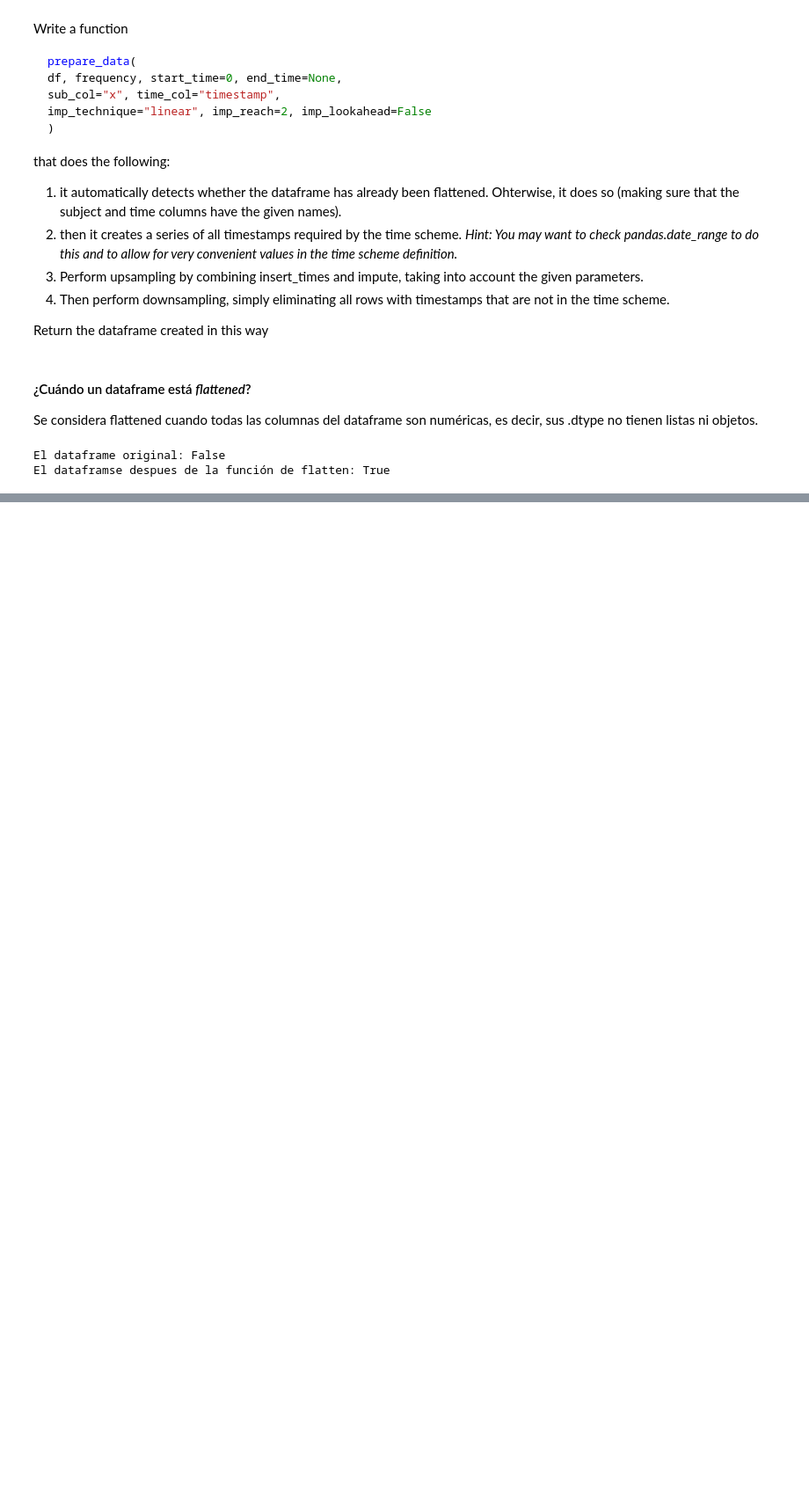
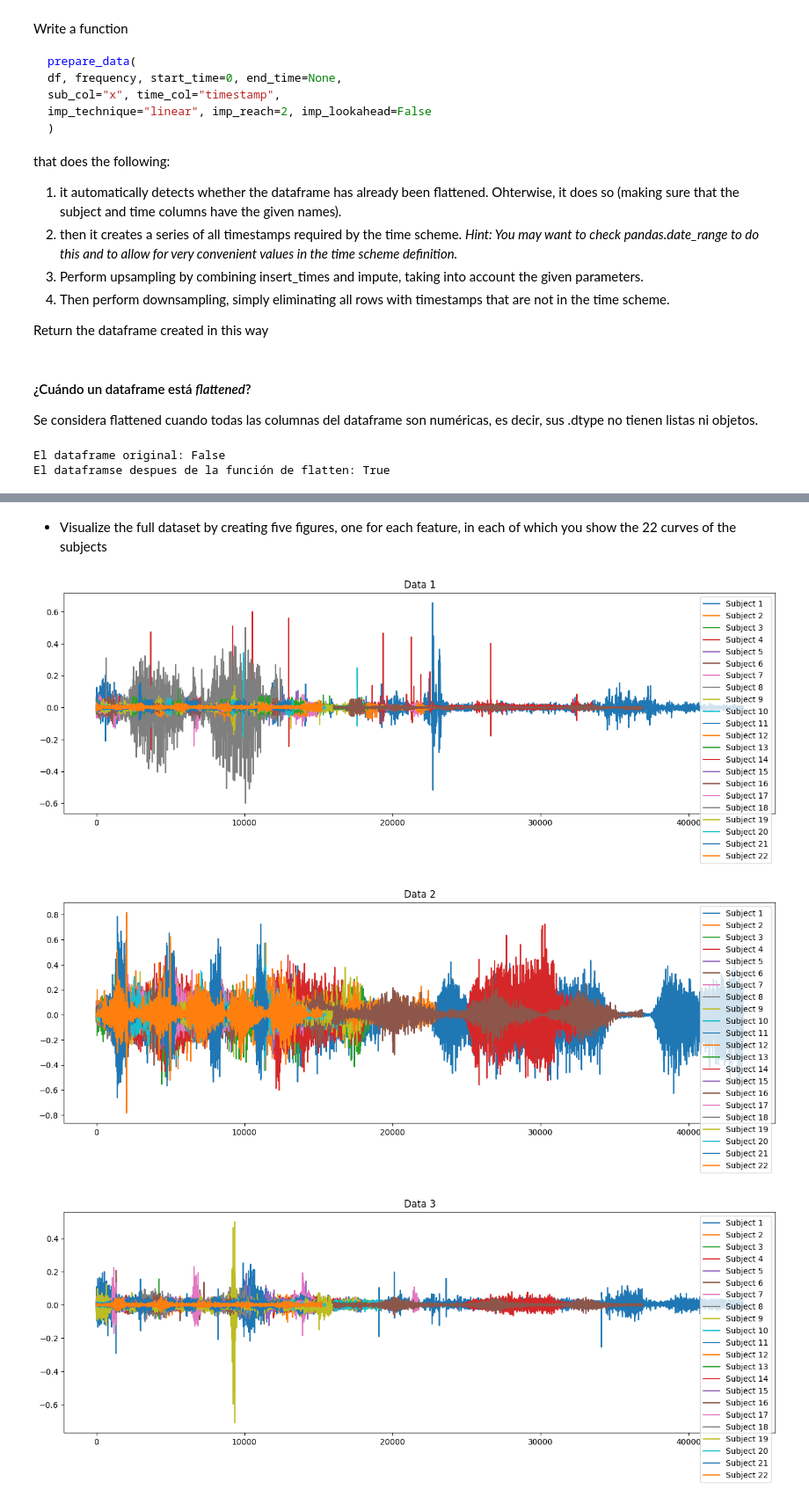
Before and after one commit to RegalParasite/TimeSesires-Sheets, a Jupyter notebook: Sheet-1.ipynb, the cells around one changed output, grey strips where cells are left out. Shown at 88% size. Drawn from its saved outputs; the diff is of its cells as text; code cells hidden in the pictures; blank space fills up the shorter version.

```diff
--- a/Sheet-1.ipynb
+++ b/Sheet-1.ipynb
@@ -358,0 +438,4 @@ Upsampling and downsampling completed successfully.
+# %%
+for i,archivo in enumerate(archivos):
+    if archivo.find('pie') != -1:
+        print(i,archivo)
@@ -358,0 +494,16 @@ Upsampling and downsampling completed successfully.
+# %% [markdown]
+- Visualize the full dataset by creating five figures, one for each feature, in each of
+which you show the 22 curves of the subjects
+# %%
+for i in df3.columns:
+    fig, ax = plt.subplots(figsize=(16,5))
+    for j, subjectx in enumerate(df3[i][:22]):
+        ax.plot(subjectx, label=f"Subject {j+1}")
+
+    ax.set_title(f'Data {i}')
+    ax.legend()
+    plt.show()
+# %% [output]
+[figure, added]
+[figure, added]
+[figure, added]
```
Also changed, not shown: parts of 25 cells of this notebook.
